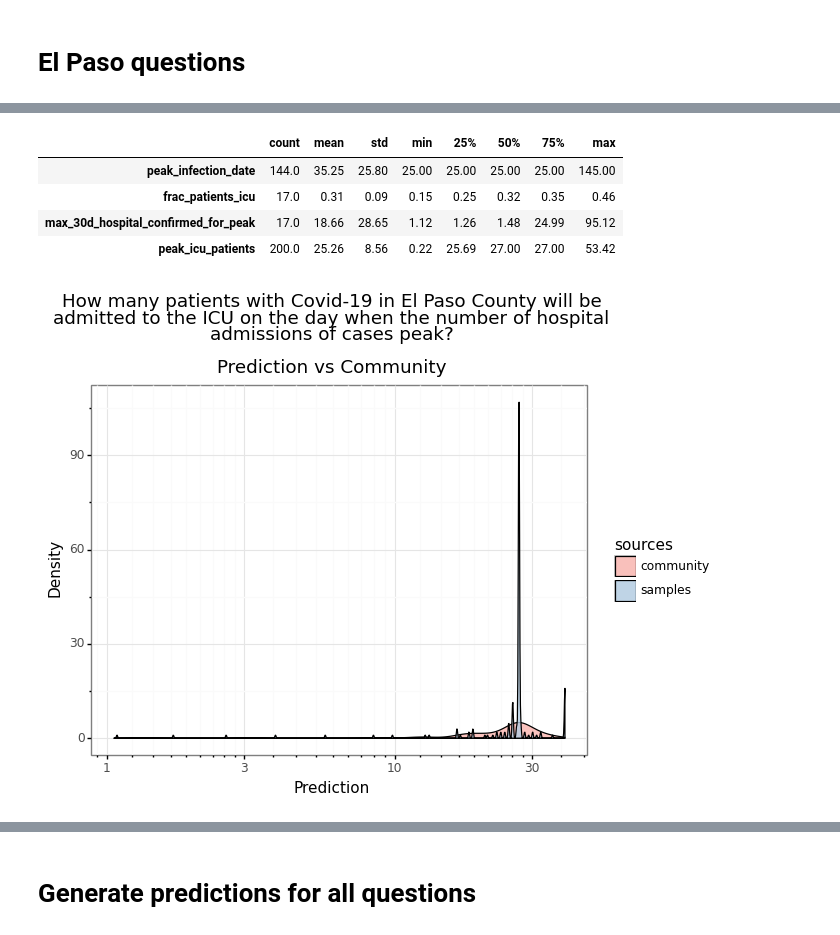
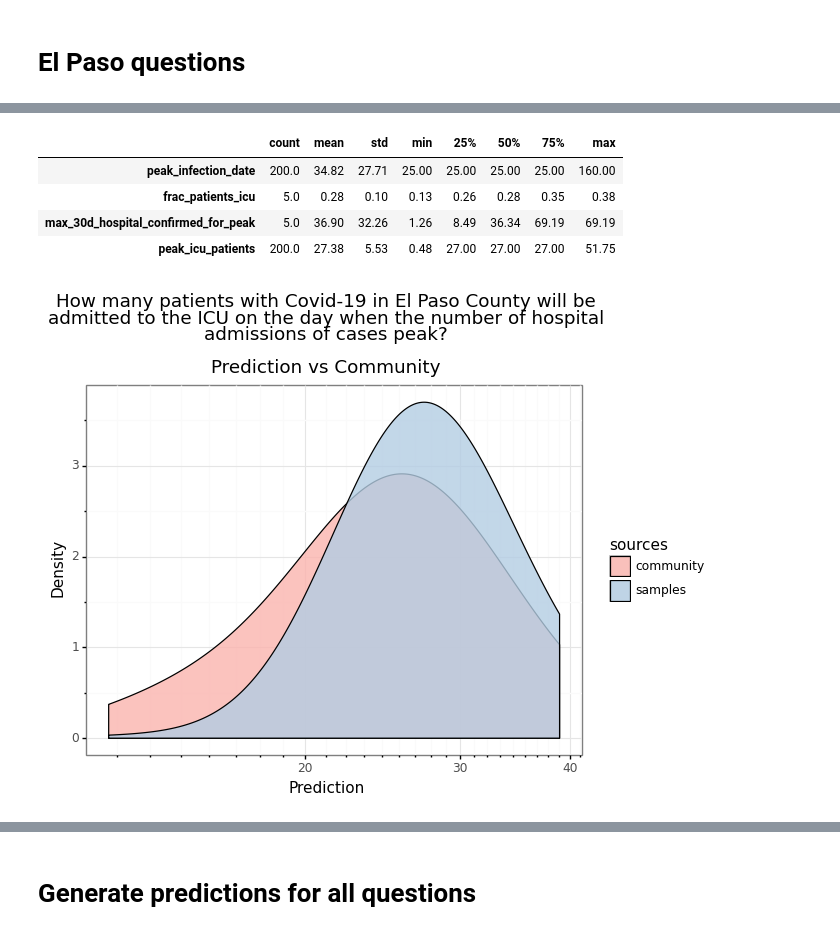
Before and after one commit to oughtinc/ergo, a Jupyter notebook: notebooks/build/el-paso.ipynb, the cells around one changed output, grey strips where cells are left out. Cells and saved outputs as stored; diff of their text form; code cells hidden in the pictures.

```diff
--- a/notebooks/build/el-paso.ipynb
+++ b/notebooks/build/el-paso.ipynb
@@ -204,13 +204,12 @@ def get_historical_data(date: date, column_name):
     try:
         value = el_paso_cases.loc[date, column_name]
         if np.isnan(value):
-            raise KeyError
-        return value
+            raise KeyError(f"value for {column_name} in el_paso_cases is NaN")
     except KeyError:
         value = compiled_data.loc[date, column_name]
         if np.isnan(value):
-            raise KeyError
-        return value
+            raise KeyError(f"value for {column_name} in compiled_data is NaN")
+    return value
 
 @ergo.mem
 def daily_infections(date: date) -> int:
@@ -498,26 +494,28 @@ plot_question(max_30d_hospital_confirmed_for_peak, bw=0.01)
 # %%
-@question(4204, community_weight=0.3)
+@question(4204)
 def peak_icu_patients():
     """
     How many patients with Covid-19 in El Paso County will be in the
     ICU on the day when the number of hospital admissions of cases peak?
     """
-    peak_hospitalized_date = peak_hospitalized()[0]
-
     try:
-        return get_historical_data(peak_hospitalized_date, "in_icu")
+        return get_historical_data(peak_hospitalized_date(), "in_icu")
     except KeyError:
         # If we don't have historical data,
-        # use @Tamay's approach:
-        # https://pandemic.metaculus.com/questions/4204/
-        peak_hospitalized_patients = max_30d_hospital_confirmed_for_peak()
-        return peak_hospitalized_patients * frac_patients_icu()
-plot_question(peak_icu_patients)
+        # use the community prediction...
+        if ergo.flip(0.8):
+            return peak_icu_patients.question.sample_community()
+        else:
+            # ...or use @Tamay's approach:
+            # https://pandemic.metaculus.com/questions/4204/
+            peak_hospitalized_patients = max_30d_hospital_confirmed_for_peak()
+            return peak_hospitalized_patients * frac_patients_icu()
+plot_question(peak_icu_patients, bw=0.1)
 # %% [output]
 |  | count | mean | std | min | 25% | 50% | 75% | max |
-| peak_infection_date | 144.0 | 35.25 | 25.80 | 25.00 | 25.00 | 25.00 | 25.00 | 145.00 |
-| frac_patients_icu | 17.0 | 0.31 | 0.09 | 0.15 | 0.25 | 0.32 | 0.35 | 0.46 |
-| max_30d_hospital_confirmed_for_peak | 17.0 | 18.66 | 28.65 | 1.12 | 1.26 | 1.48 | 24.99 | 95.12 |
-| peak_icu_patients | 200.0 | 25.26 | 8.56 | 0.22 | 25.69 | 27.00 | 27.00 | 53.42 |
+| peak_infection_date | 200.0 | 34.82 | 27.71 | 25.00 | 25.00 | 25.00 | 25.00 | 160.00 |
+| frac_patients_icu | 5.0 | 0.28 | 0.10 | 0.13 | 0.26 | 0.28 | 0.35 | 0.38 |
+| max_30d_hospital_confirmed_for_peak | 5.0 | 36.90 | 32.26 | 1.26 | 8.49 | 36.34 | 69.19 | 69.19 |
+| peak_icu_patients | 200.0 | 27.38 | 5.53 | 0.48 | 27.00 | 27.00 | 27.00 | 51.75 |
-[figure, old version]
+[figure, new version]
 # %%
```
Also changed, not shown: parts of 12 cells of this notebook, 1 other file.
